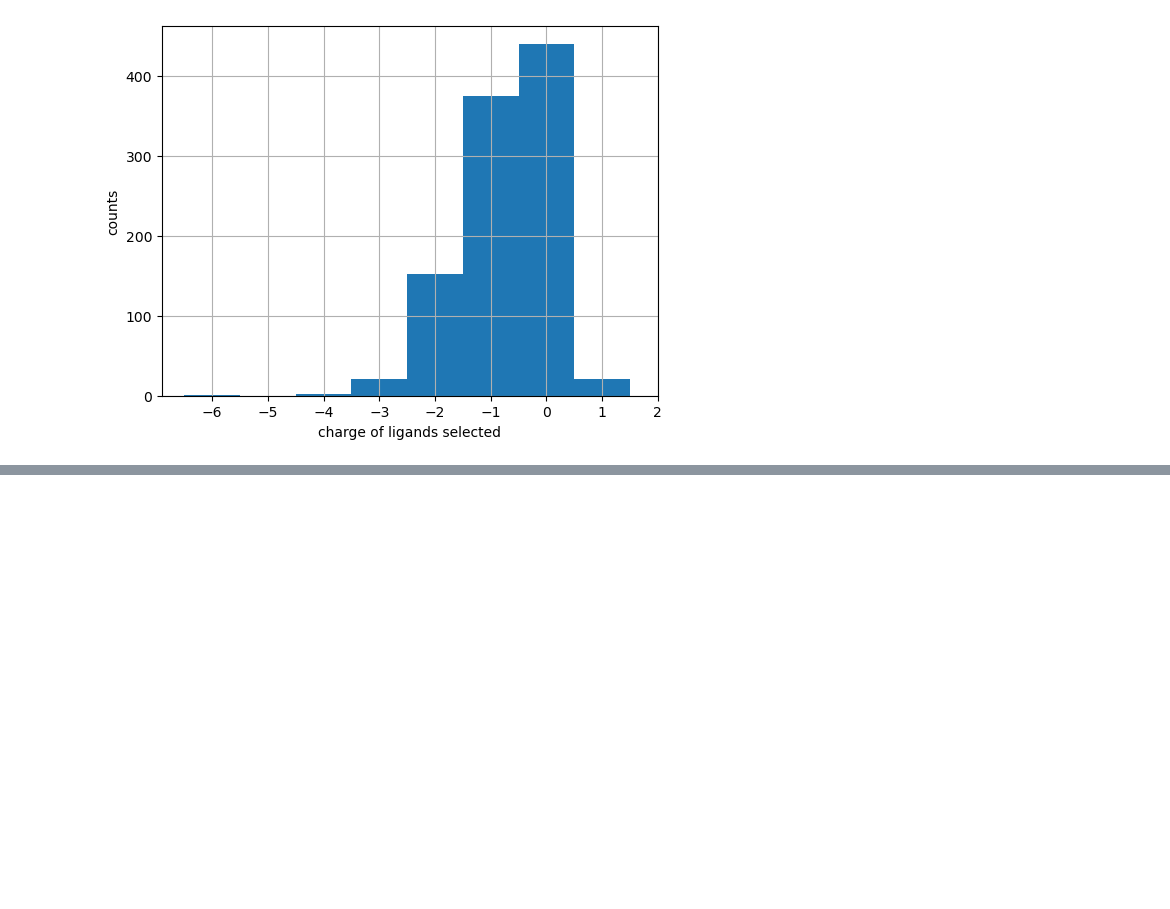
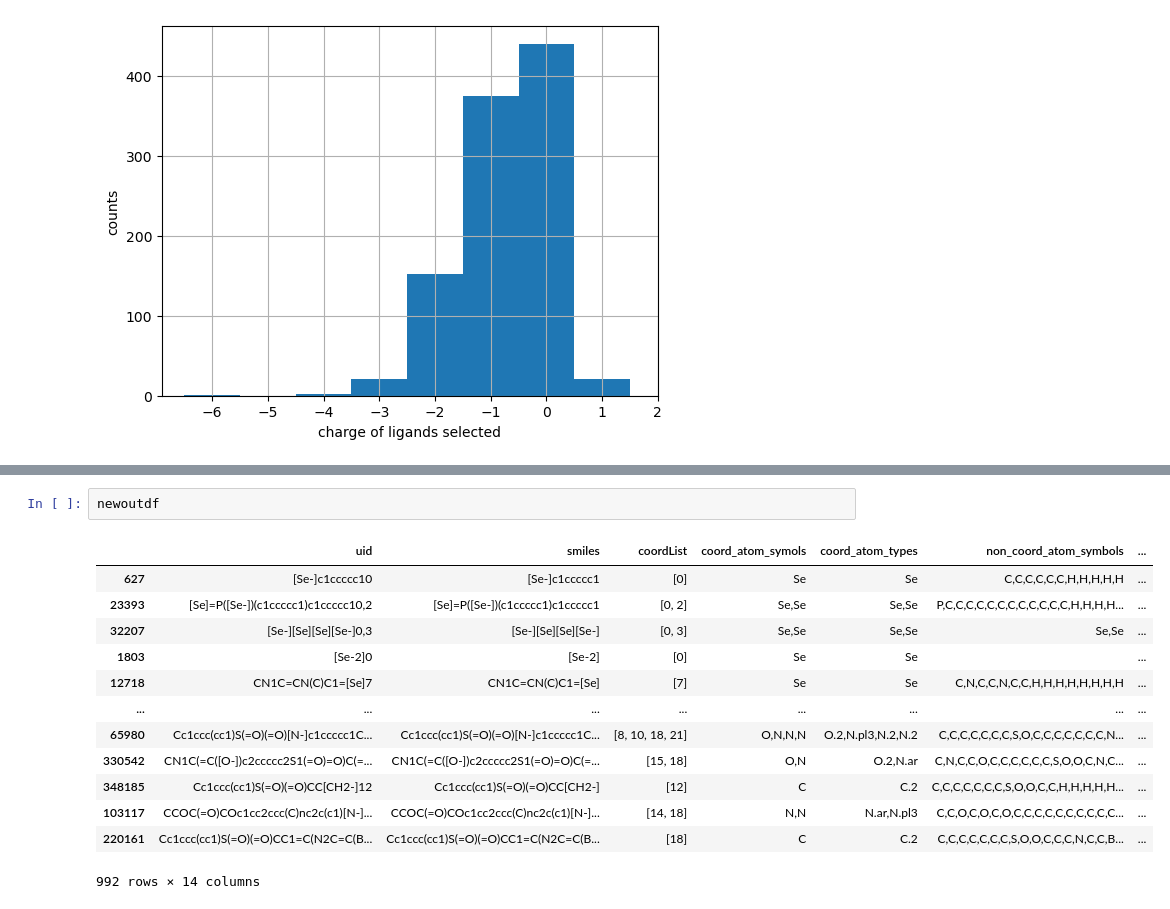
Before and after one commit to Open-Catalyst-Project/om-data, a Jupyter notebook: metal-organics/Sampling_ligands_downselect_step1.ipynb, the cells around one changed output, grey strips where cells are left out. Drawn from its saved outputs; the diff is of its cells as text; blank space fills up the shorter version.

```diff
--- a/metal-organics/Sampling_ligands_downselect_step1.ipynb
+++ b/metal-organics/Sampling_ligands_downselect_step1.ipynb
@@ -254 +278,17 @@ outdf
+# %%
+newoutdf
+# %% [output]
+|  | uid | smiles | coordList | coord_atom_symols | coord_atom_types | non_coord_atom_symbols | ... |
+| 627 | [Se-]c1ccccc10 | [Se-]c1ccccc1 | [0] | Se | Se | C,C,C,C,C,C,H,H,H,H,H | ... |
+| 23393 | [Se]=P([Se-])(c1ccccc1)c1ccccc10,2 | [Se]=P([Se-])(c1ccccc1)c1ccccc1 | [0, 2] | Se,Se | Se,Se | P,C,C,C,C,C,C,C,C,C,C,C,C,H,H,H,H... | ... |
+| 32207 | [Se-][Se][Se][Se-]0,3 | [Se-][Se][Se][Se-] | [0, 3] | Se,Se | Se,Se | Se,Se | ... |
+| 1803 | [Se-2]0 | [Se-2] | [0] | Se | Se |  | ... |
+| 12718 | CN1C=CN(C)C1=[Se]7 | CN1C=CN(C)C1=[Se] | [7] | Se | Se | C,N,C,C,N,C,C,H,H,H,H,H,H,H,H | ... |
+| ... | ... | ... | ... | ... | ... | ... | ... |
+| 65980 | Cc1ccc(cc1)S(=O)(=O)[N-]c1ccccc1C... | Cc1ccc(cc1)S(=O)(=O)[N-]c1ccccc1C... | [8, 10, 18, 21] | O,N,N,N | O.2,N.pl3,N.2,N.2 | C,C,C,C,C,C,C,S,O,C,C,C,C,C,C,C,N... | ... |
+| 330542 | CN1C(=C([O-])c2ccccc2S1(=O)=O)C(=... | CN1C(=C([O-])c2ccccc2S1(=O)=O)C(=... | [15, 18] | O,N | O.2,N.ar | C,N,C,C,O,C,C,C,C,C,C,S,O,O,C,N,C... | ... |
+| 348185 | Cc1ccc(cc1)S(=O)(=O)CC[CH2-]12 | Cc1ccc(cc1)S(=O)(=O)CC[CH2-] | [12] | C | C.2 | C,C,C,C,C,C,C,S,O,O,C,C,H,H,H,H,H... | ... |
+| 103117 | CCOC(=O)COc1cc2ccc(C)nc2c(c1)[N-]... | CCOC(=O)COc1cc2ccc(C)nc2c(c1)[N-]... | [14, 18] | N,N | N.ar,N.pl3 | C,C,O,C,O,C,O,C,C,C,C,C,C,C,C,C,C... | ... |
+| 220161 | Cc1ccc(cc1)S(=O)(=O)CC1=C(N2C=C(B... | Cc1ccc(cc1)S(=O)(=O)CC1=C(N2C=C(B... | [18] | C | C.2 | C,C,C,C,C,C,C,S,O,O,C,C,C,N,C,C,B... | ... |
+992 rows × 14 columns
 # %%
```
Also changed, not shown: parts of 20 cells of this notebook, 2 other files.
